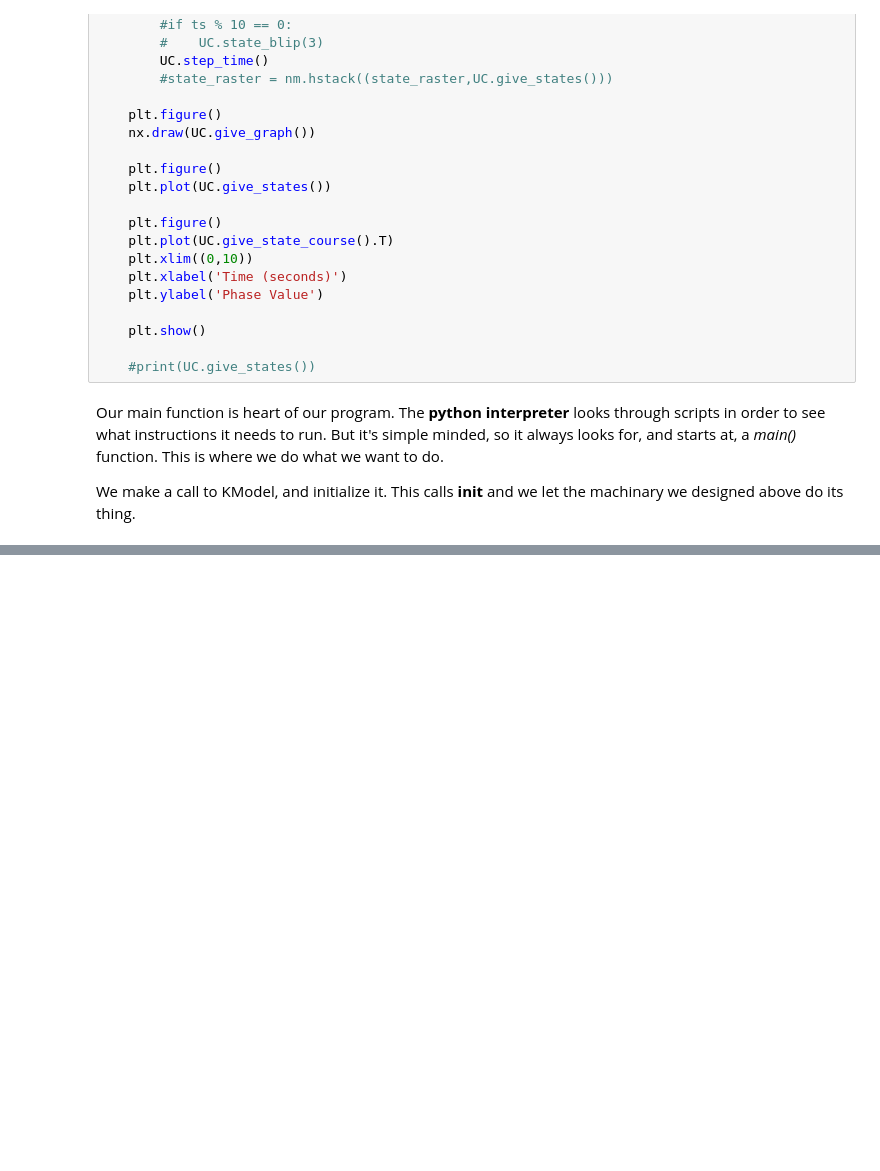
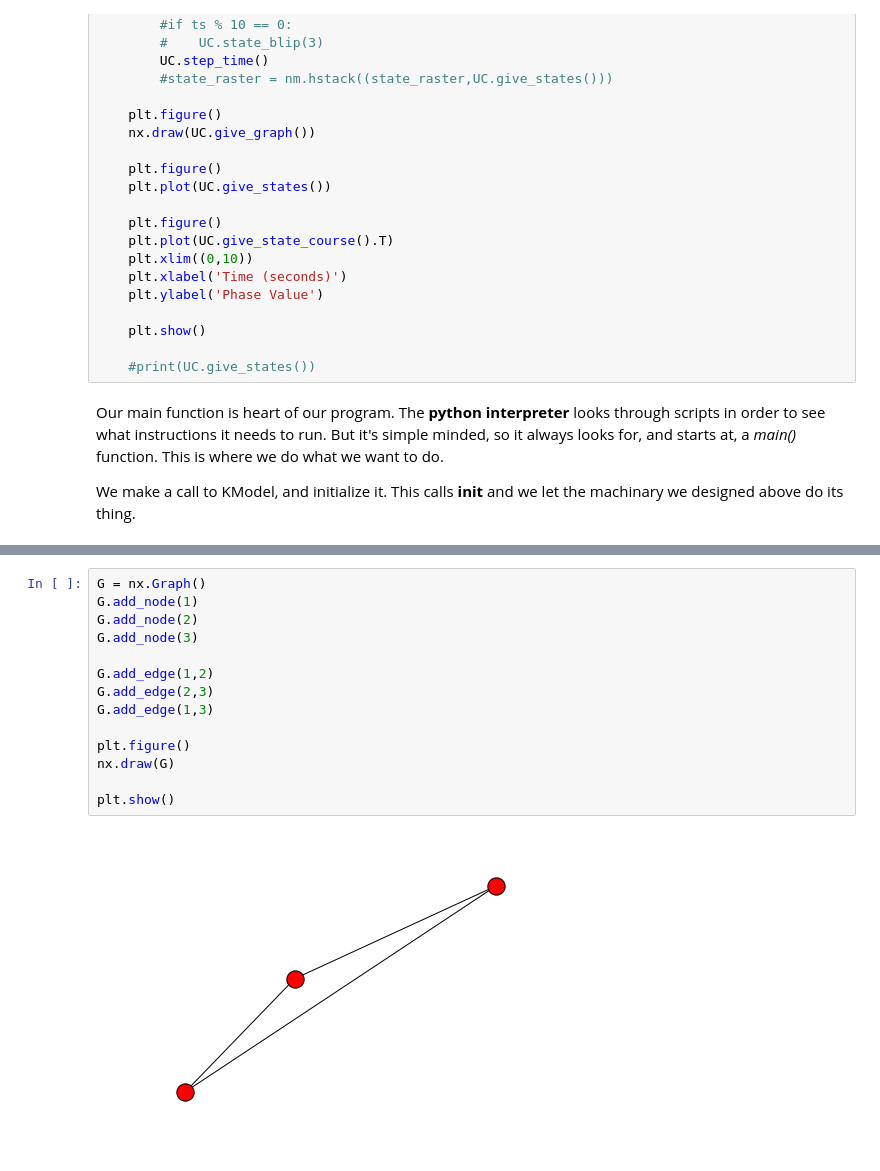
Before and after one commit to virati/KuramotoDBS, a Jupyter notebook: Kuramoto Modeling of Uncinate Fasciculus.ipynb, the cells around one changed output, grey strips where cells are left out. Drawn from its saved outputs; the diff is of its cells as text; blank space fills up the shorter version.

```diff
--- a/Kuramoto Modeling of Uncinate Fasciculus.ipynb
+++ b/Kuramoto Modeling of Uncinate Fasciculus.ipynb
@@ -104,0 +120,16 @@ main()
+# %%
+G = nx.Graph()
+G.add_node(1)
+G.add_node(2)
+G.add_node(3)
+
+G.add_edge(1,2)
+G.add_edge(2,3)
+G.add_edge(1,3)
+
+plt.figure()
+nx.draw(G)
+
+plt.show()
+# %% [output]
+[figure, added]
```
Also changed, not shown: parts of 7 cells of this notebook.
